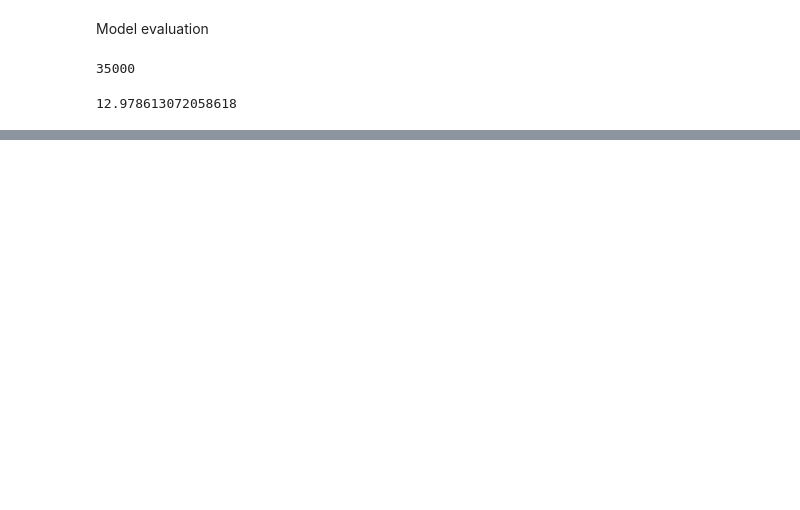
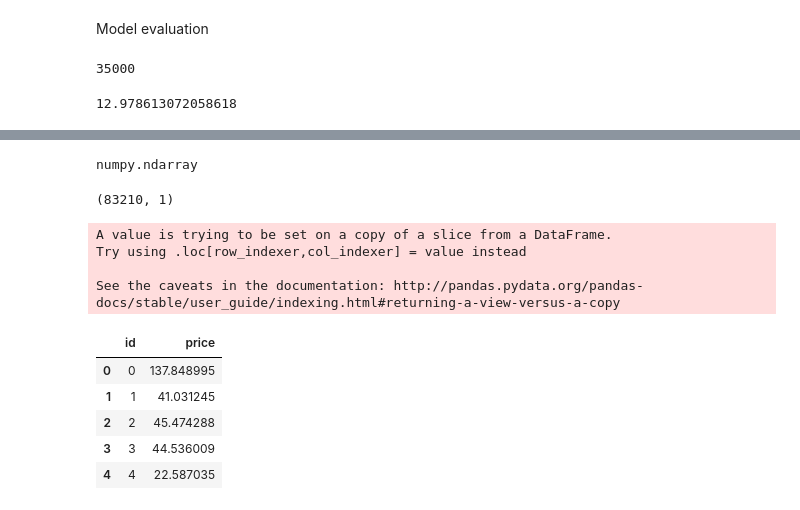
Before and after one commit to KANUBALAD/Group_One, a Jupyter notebook: Cat_boost_Regression.ipynb, the cells around one changed output, grey strips where cells are left out. Drawn from its saved outputs; the diff is of its cells as text; code cells hidden in the pictures; blank space fills up the shorter version.

```diff
--- a/Cat_boost_Regression.ipynb
+++ b/Cat_boost_Regression.ipynb
@@ -191,0 +200,33 @@ print (metrics.mean_absolute_error(preds,y_test))
+# %%
+wine_test['variety']=pd.Categorical(wine_test['variety'])
+wine_test["variety"] = wine_test.variety.cat.codes
+
+
+wine_test['province']=pd.Categorical(wine_test['province'])
+wine_test["province"] = wine_test.province.cat.codes
+
+wine_test['designation']=pd.Categorical(wine_test['designation'])
+wine_test["designation"] = wine_test.designation.cat.codes
+
+wine_test['country']=pd.Categorical(wine_test['country'])
+wine_test["country"] = wine_test.country.cat.codes
+
+
+
+wine_test['winery']=pd.Categorical(wine_test['winery'])
+wine_test["winery"] = wine_test.winery.cat.codes
+
+wine_test['description']=pd.Categorical(wine_test['description'])
+wine_test["description"] = wine_test.description.cat.codes
+
+
+#wine_train['region_1']=pd.Categorical(wine_train['region_1'])
+# %%
+wine_test_selected = wine_test[['description','designation','points','province'
+              ,'country','variety','winery']]
+
+#X=wine_train[['points','winery','designation']]
+# %%
+preds = model_cat.predict(wine_test_selected)
+
+preds
@@ -191,0 +251,25 @@ print (metrics.mean_absolute_error(preds,y_test))
+# %%
+type(preds)#.size
+# %% [output]
+numpy.ndarray
+# %%
+preds.reshape(-1,1).shape
+# %% [output]
+(83210, 1)
+# %%
+output = wine_test[['id']]
+output['price']=preds.reshape(-1,1)
+# %% [output]
+A value is trying to be set on a copy of a slice from a DataFrame.
+Try using .loc[row_indexer,col_indexer] = value instead
+
+See the caveats in the documentation: http://pandas.pydata.org/pandas-docs/stable/user_guide/indexing.html#returning-a-view-versus-a-copy
+# %%
+output.head()
+# %% [output]
+|  | id | price |
+| 0 | 0 | 137.848995 |
+| 1 | 1 | 41.031245 |
+| 2 | 2 | 45.474288 |
+| 3 | 3 | 44.536009 |
+| 4 | 4 | 22.587035 |
```
Also changed, not shown: parts of 7 cells of this notebook, 7 other files.
